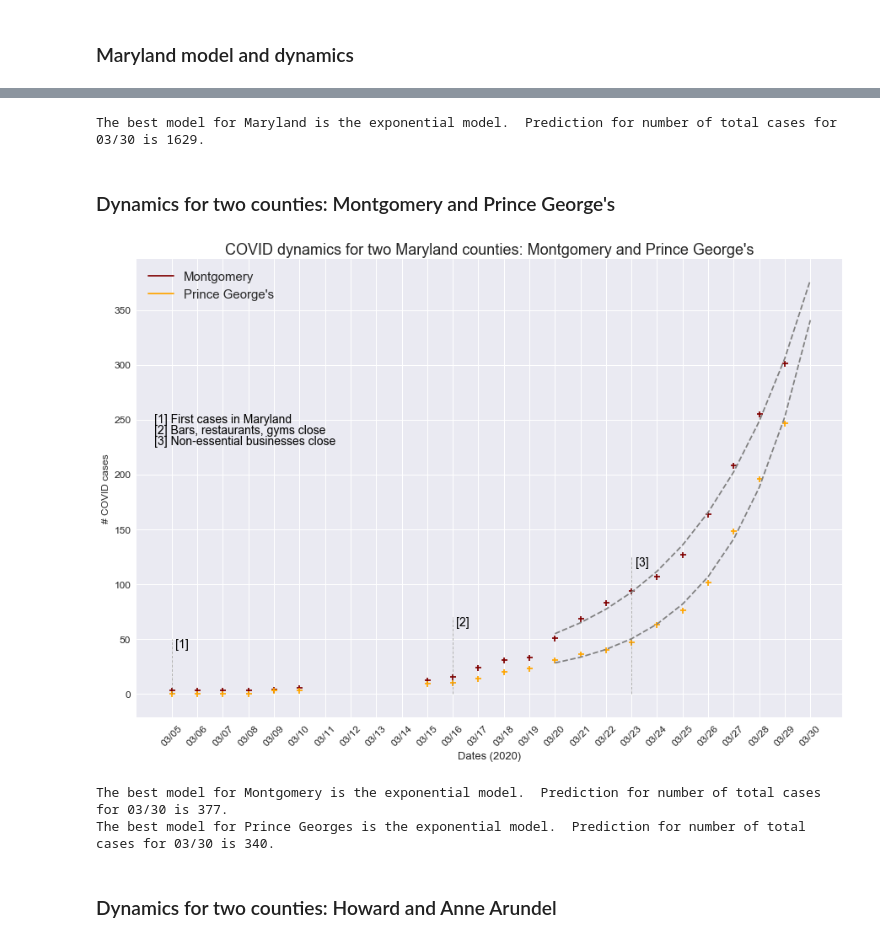
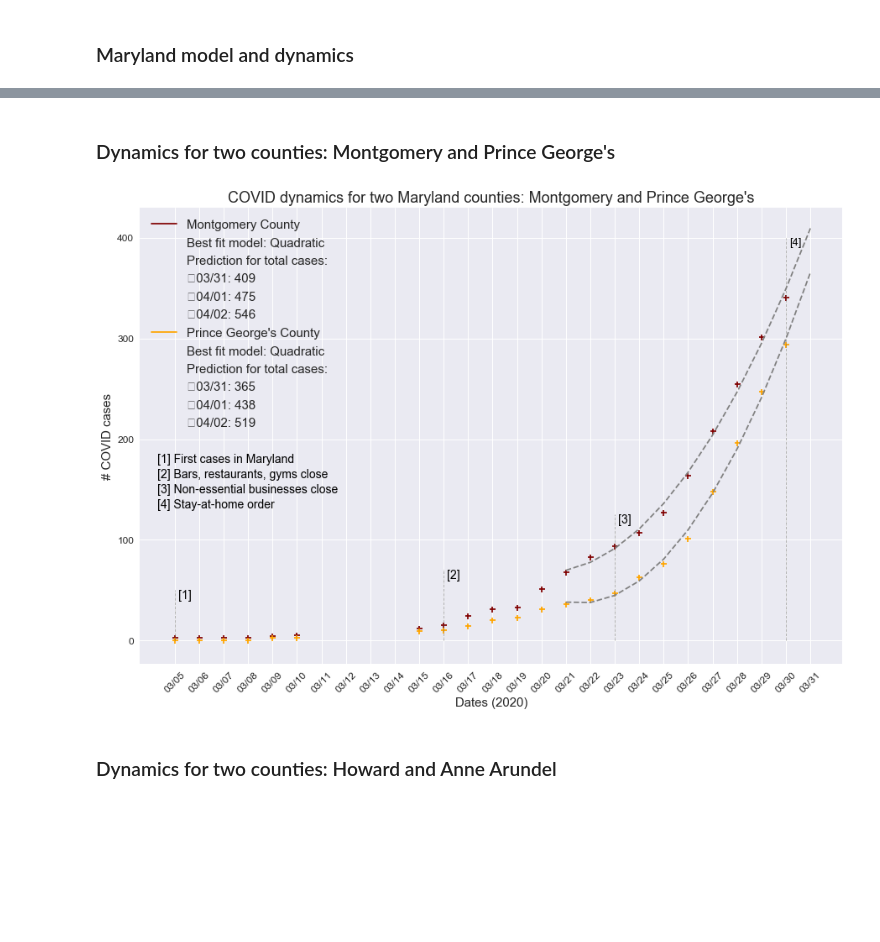
Before and after one commit to akonstodata/md_county_covid, a Jupyter notebook: code/MD_COVID_Dynamics_model_choose.ipynb, the cells around one changed output, grey strips where cells are left out. Saved outputs shown, nothing was run; the diff lists cells and outputs as text; code cells hidden in the pictures; blank space fills up the shorter version.

```diff
--- a/code/MD_COVID_Dynamics_model_choose.ipynb
+++ b/code/MD_COVID_Dynamics_model_choose.ipynb
@@ -151,62 +184,74 @@ plt.title("COVID dynamics for Maryland",fontsize=20);
-# %%
-# Predict next day's cases
-next_day = xdata_pred[-1]
-next_day_cases = func_use(next_day, popt_state[0], popt_state[1], popt_state[2])
-print(f"The best model for Maryland is the {opt_model} model.  Prediction for number of total cases for {tomorrow_label} is {int(next_day_cases)}.")
-# %% [output]
-The best model for Maryland is the exponential model.  Prediction for number of total cases for 03/30 is 1629.
 # %% [markdown]
 ### Dynamics for two counties: Montgomery and Prince George's
+# %%
+poptM = model_results.loc["Montgomery"][0:3]
+poptP = model_results.loc["Prince Georges"][0:3]
+
+func_useM, opt_modelM = function_use("Montgomery",model_results)
+func_useP, opt_modelP = function_use("Prince Georges",model_results)
+
+next_day_casesM = func_use(next_day, poptM[0], poptM[1], poptM[2])
+next2_day_casesM = func_use(next2_day, poptM[0], poptM[1], poptM[2])
+next3_day_casesM = func_use(next3_day, poptM[0], poptM[1], poptM[2])
+
+next_day_casesP = func_use(next_day, poptP[0], poptP[1], poptP[2])
+next2_day_casesP = func_use(next2_day, poptP[0], poptP[1], poptP[2])
+next3_day_casesP = func_use(next3_day, poptP[0], poptP[1], poptP[2])
+
+locM = "Montgomery County"
+locP = "Prince George's County"
+model = "Best fit model: {}"
+pred_text="Prediction for total cases:"
+next_pred='\t{}: {}';
 # %%
 # Create legend
-legend_elements =  [Line2D([0], [0], marker='+', color='maroon', label='Montgomery', markersize=15),
-                    Line2D([0], [0], marker='+', color='orange', label="Prince George's", markersize=15)]
-
-poptM = popt_state = model_results.loc["Montgomery"][0:3]
-poptP = popt_state = model_results.loc["Prince Georges"][0:3]
-
-func_useM, opt_modelM = function_use("Montgomery",model_results)
-func_useP, opt_modelP = function_use("Prince Georges",model_results)
+legend_elements =  [Line2D([0], [0], marker='+', color='maroon', label=locM, markersize=15),
+                    Line2D([0], [0], marker='', color='black',linestyle='', label=model.format(opt_modelM), markersize=15),
+                    Line2D([1], [0], marker='', color='black',linestyle='', label=pred_text, markersize=1),
+                    Line2D([1], [0], marker='', color='black',linestyle='', label=next_pred.format(tomorrow_label,int(next_day_casesM)), markersize=1),
+                    Line2D([0], [0], marker='', color='black',linestyle='', label=next_pred.format(next2_label,int(next2_day_casesM)), markersize=15),
+                    Line2D([0], [0], marker='', color='black',linestyle='', label=next_pred.format(next3_label,int(next3_day_casesM)), markersize=15),
+                    Line2D([0], [0], marker='+', color='orange', label=locP, markersize=15),
+                    Line2D([0], [0], marker='', color='black',linestyle='', label=model.format(opt_modelP), markersize=15),
+                    Line2D([1], [0], marker='', color='black',linestyle='', label=pred_text, markersize=1),
+                    Line2D([1], [0], marker='', color='black',linestyle='', label=next_pred.format(tomorrow_label,int(next_day_casesP)), markersize=1),
+                    Line2D([0], [0], marker='', color='black',linestyle='', label=next_pred.format(next2_label,int(next2_day_casesP)), markersize=15),
+                    Line2D([0], [0], marker='', color='black',linestyle='', label=next_pred.format(next3_label,int(next3_day_casesP)), markersize=15)]
 
 plt.figure(figsize=(15,10));
 
 plt.plot(xdata_pred, func_useM(xdata_pred, *poptM), color='grey',linestyle='--')
 plt.scatter(md_county.index,md_county['Montgomery'],color='maroon',marker='+')
 
 plt.plot(xdata_pred, func_useP(xdata_pred, *poptP), color='grey',linestyle='--')
 plt.scatter(md_county.index,md_county['Prince Georges'],color='orange',marker='+')
 
 # extra info
 plt.vlines(x=0, ymin=0, ymax=50,color='dimgrey', linewidth=0.5,linestyle='-.');
 plt.text(0.4,45,"[1]",rotation=0,color='black',fontsize = 14,verticalalignment='center',horizontalalignment='center');
 
 plt.vlines(x=11, ymin=0, ymax=70,color='dimgrey', linewidth=0.5,linestyle='-.');
 plt.text(11.4,65,"[2]",rotation=0,color='black',fontsize = 14,verticalalignment='center',horizontalalignment='center');
 
 plt.vlines(x=18, ymin=0, ymax=125,color='dimgrey', linewidth=0.5,linestyle='-.');
 plt.text(18.4,120,"[3]",rotation=0,color='black',fontsize = 14,verticalalignment='center',horizontalalignment='center');
 
-plt.text(-0.7,250,"[1] First cases in Maryland",rotation=0,color='black',fontsize = 14,verticalalignment='center',horizontalalignment='left');
-plt.text(-0.7,240,"[2] Bars, restaurants, gyms close",rotation=0,color='black',fontsize = 14,verticalalignment='center',horizontalalignment='left');
-plt.text(-0.7,230,"[3] Non-essential businesses close",rotation=0,color='black',fontsize = 14,verticalalignment='center',horizontalalignment='left');
+plt.vlines(x=25, ymin=0, ymax=400,color='dimgrey', linewidth=0.5,linestyle='-.');
+plt.text(25.4,395,"[4]",rotation=0,color='black',fontsize = 13,verticalalignment='center',horizontalalignment='center');
+
+plt.text(-0.7,180,"[1] First cases in Maryland",rotation=0,color='black',fontsize = 14,verticalalignment='center',horizontalalignment='left');
+plt.text(-0.7,165,"[2] Bars, restaurants, gyms close",rotation=0,color='black',fontsize = 14,verticalalignment='center',horizontalalignment='left');
+plt.text(-0.7,150,"[3] Non-essential businesses close",rotation=0,color='black',fontsize = 14,verticalalignment='center',horizontalalignment='left');
+plt.text(-0.7,135,"[4] Stay-at-home order",rotation=0,color='black',fontsize = 14,verticalalignment='center',horizontalalignment='left');
 
 
-plt.ylabel('# COVID cases',fontsize=12);
+plt.ylabel('# COVID cases',fontsize=15);
 plt.xticks(xdata_full, dates, rotation=45,fontsize=12)
 plt.yticks(fontsize=12)
-plt.xlabel('Dates (2020)',fontsize=13)
+plt.xlabel('Dates (2020)',fontsize=15)
 plt.legend(handles=legend_elements,fontsize=15,loc='upper left')
 plt.title("COVID dynamics for two Maryland counties: Montgomery and Prince George's",fontsize=18);
 # %% [output]
-[figure, old version]
+[figure, new version]
-# %%
-# Predict next day's cases
-next_day_casesM = func_useM(next_day, poptM[0], poptM[1], poptM[2])
-next_day_casesP = func_useP(next_day, poptP[0], poptP[1], poptP[2])
-print(f"The best model for Montgomery is the {opt_modelM} model.  Prediction for number of total cases for {tomorrow_label} is {int(next_day_casesM)}.")
-print(f"The best model for Prince Georges is the {opt_modelP} model.  Prediction for number of total cases for {tomorrow_label} is {int(next_day_casesP)}.")
-# %% [output]
-The best model for Montgomery is the exponential model.  Prediction for number of total cases for 03/30 is 377.
-The best model for Prince Georges is the exponential model.  Prediction for number of total cases for 03/30 is 340.
 # %% [markdown]
 ### Dynamics for two counties: Howard and Anne Arundel
```
Also changed, not shown: parts of 17 cells of this notebook, 5 other files.
